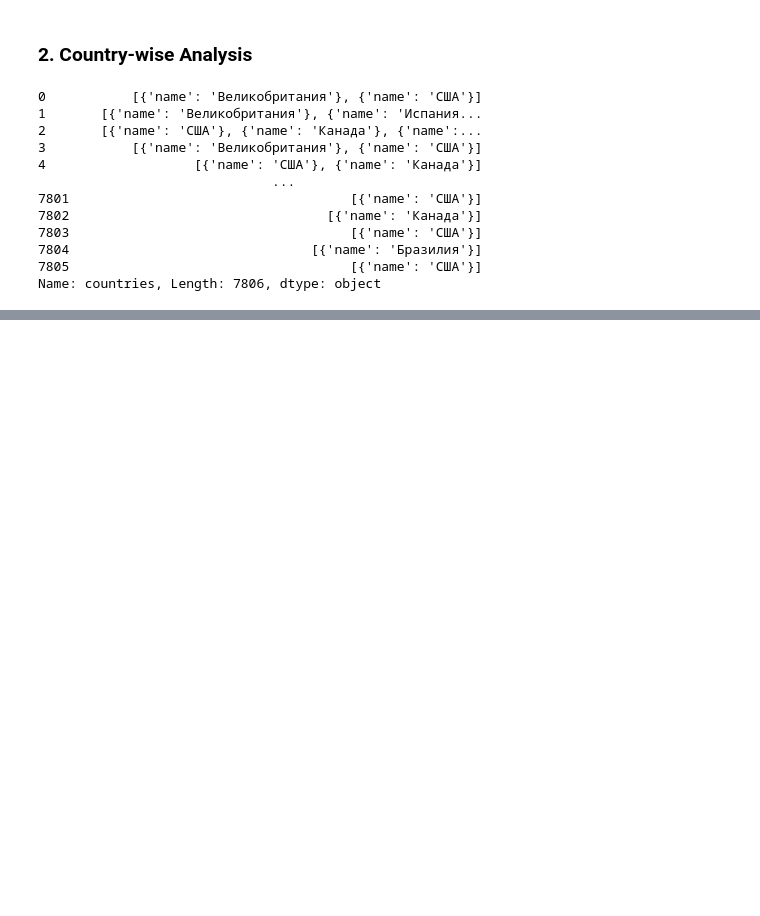
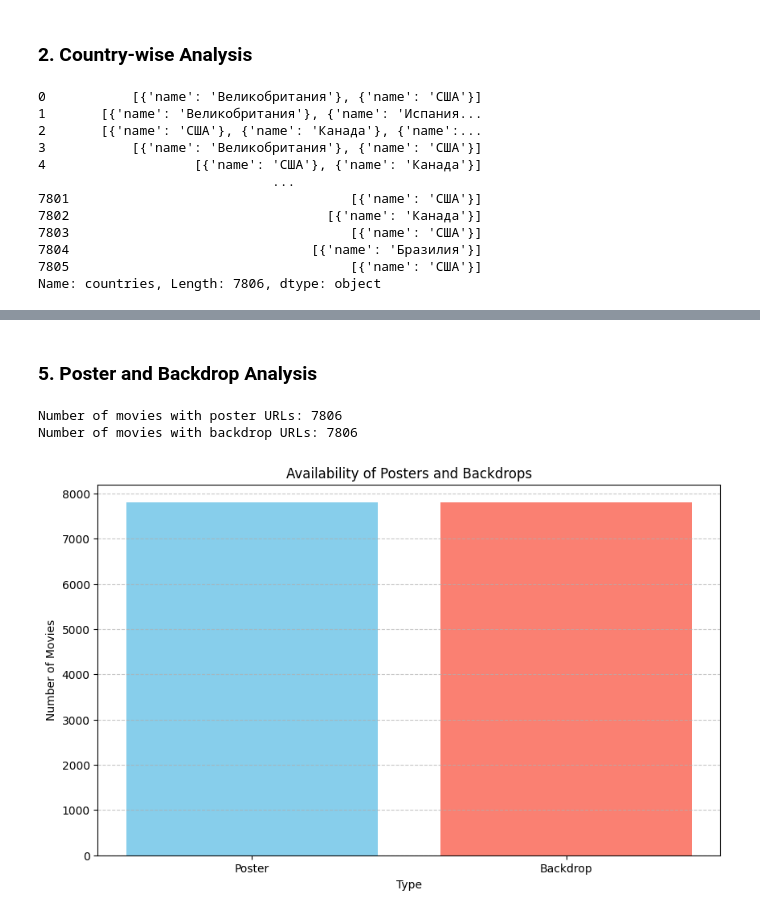
Before and after one commit to MrSimple07/Big_Data_Technologies, a Jupyter notebook: kinopoisk.ipynb, the cells around one changed output, grey strips where cells are left out. Drawn from its saved outputs; the diff is of its cells as text; code cells hidden in the pictures; blank space fills up the shorter version.

```diff
--- a/kinopoisk.ipynb
+++ b/kinopoisk.ipynb
@@ -314,0 +311,21 @@ ValueError: malformed node or string: [{'name': 'Великобритания'},
+# %% [markdown]
+### 5. Poster and Backdrop Analysis
+# %%
+poster_counts = movies_df['poster'].notna().sum()
+backdrop_counts = movies_df['backdrop'].notna().sum()
+
+print("Number of movies with poster URLs:", poster_counts)
+print("Number of movies with backdrop URLs:", backdrop_counts)
+
+# Plotting distribution of poster and backdrop availability
+plt.figure(figsize=(10, 6))
+plt.bar(['Poster', 'Backdrop'], [poster_counts, backdrop_counts], color=['skyblue', 'salmon'])
+plt.title('Availability of Posters and Backdrops')
+plt.xlabel('Type')
+plt.ylabel('Number of Movies')
+plt.grid(axis='y', linestyle='--', alpha=0.7)
+plt.show()
+# %% [output]
+Number of movies with poster URLs: 7806
+Number of movies with backdrop URLs: 7806
+[figure, added]
```
Also changed, not shown: parts of 13 cells of this notebook.
